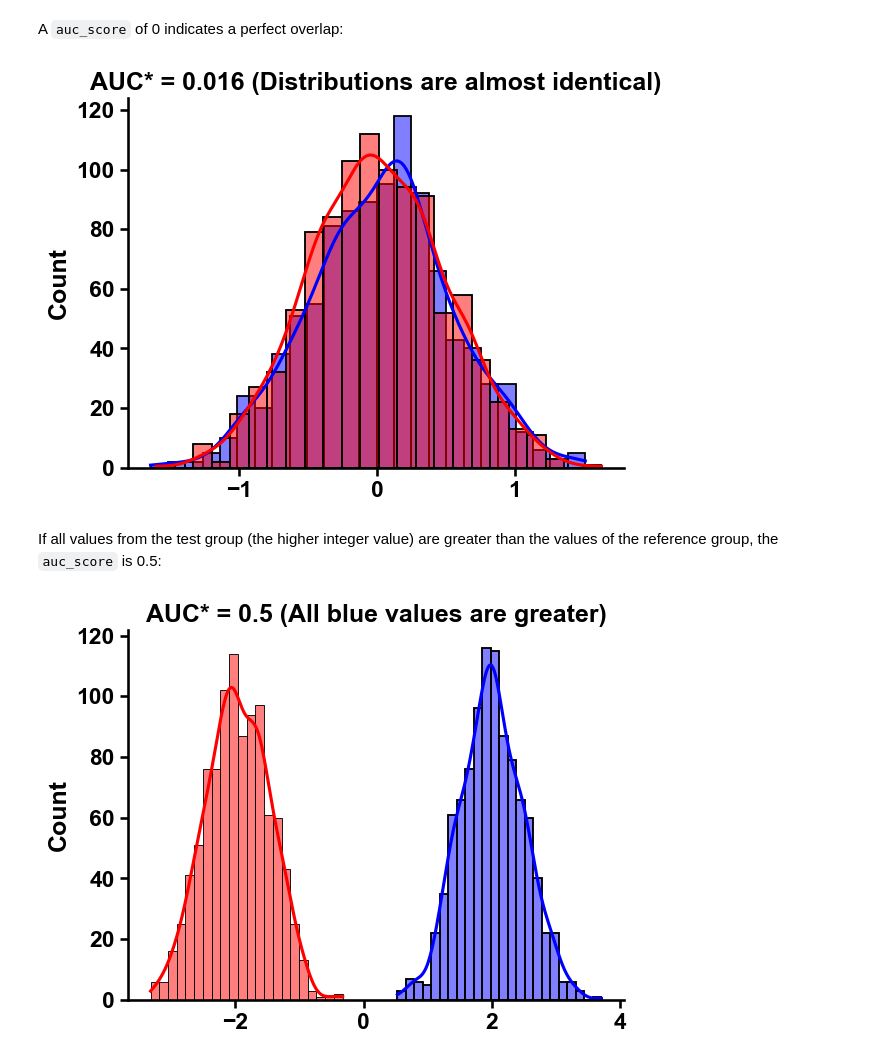
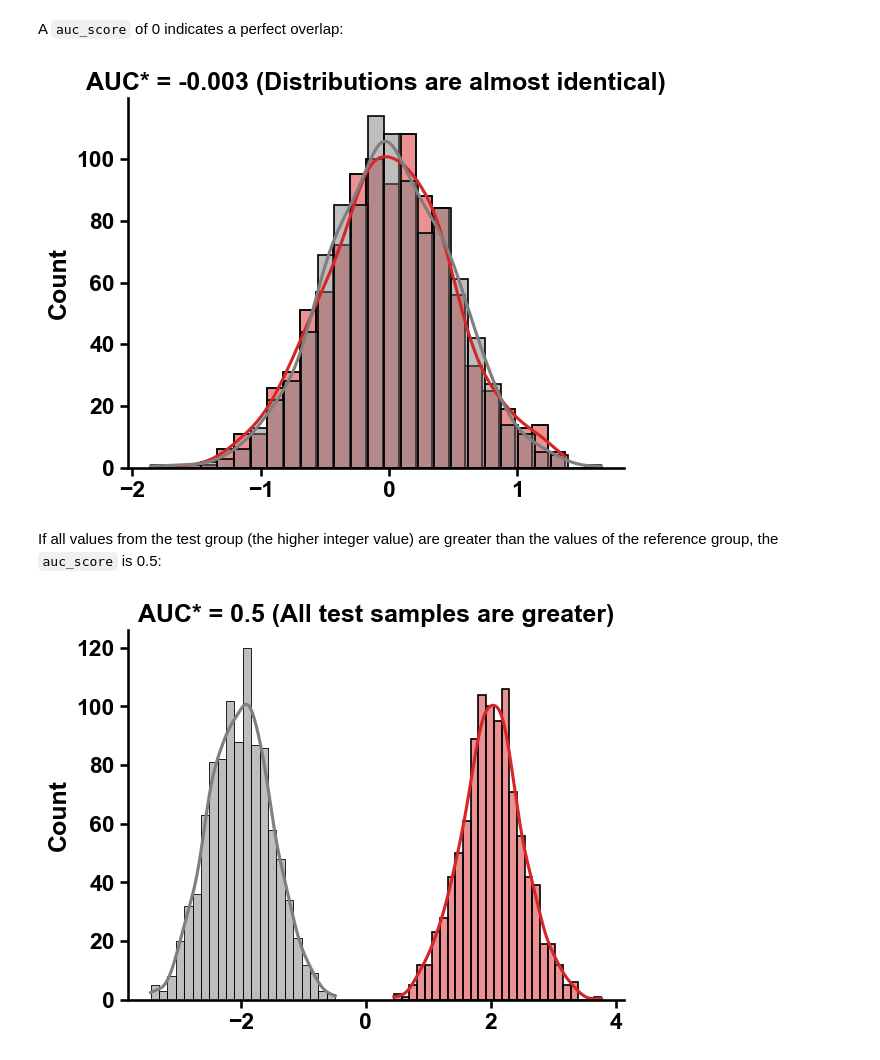
Before and after one commit to breimanntools/aaanalysis, a Jupyter notebook: examples/comp_auc_adjusted.ipynb, the cells around one changed output. Saved outputs shown, nothing was run; the diff lists cells and outputs as text; code cells hidden in the pictures.

```diff
--- a/examples/comp_auc_adjusted.ipynb
+++ b/examples/comp_auc_adjusted.ipynb
@@ -44,36 +45,36 @@ plt.show()
 # %% [markdown]
 A ``auc_score`` of 0 indicates a perfect overlap:
 # %%
-group_blue = np.random.normal(0, 0.5, 1000)
-group_red = np.random.normal(0, 0.5, 1000)
-X = np.hstack([group_blue, group_red]).reshape(-1, 1)  # Reshape to 2D array
+group_test = np.random.normal(0, 0.5, 1000)
+group_ref = np.random.normal(0, 0.5, 1000)
+X = np.hstack([group_test, group_ref]).reshape(-1, 1)  # Reshape to 2D array
 labels = np.array([1]*1000 + [0]*1000)
 auc_score = aa.comp_auc_adjusted(X, labels)[0]
 
 # Plot
 aa.plot_settings()
-sns.histplot(group_blue, color="blue", kde=True, label='Group 1', alpha=0.5)
-sns.histplot(group_red, color="red", kde=True, label='Group 2', alpha=0.5)
+sns.histplot(group_test, color="tab:red", kde=True, label='Test group', alpha=0.5)
+sns.histplot(group_ref, color="tab:gray", kde=True, label='Reference group', alpha=0.5)
 plt.title(f"AUC* = {auc_score} (Distributions are almost identical)")
 sns.despine()
 plt.show()
 # %% [output]
-[figure, old version]
+[figure, new version]
 # %% [markdown]
 If all values from the test group (the higher integer value) are greater than the values of the reference group, the ``auc_score`` is 0.5:
 # %%
-group_blue = np.random.normal(2, 0.5, 1000)
-group_red = np.random.normal(-2, 0.5, 1000)
-X = np.hstack([group_blue, group_red]).reshape(-1, 1)  # Reshape to 2D array
+group_test = np.random.normal(2, 0.5, 1000)
+group_ref = np.random.normal(-2, 0.5, 1000)
+X = np.hstack([group_test, group_ref]).reshape(-1, 1)  # Reshape to 2D array
 labels = np.array([1]*1000 + [0]*1000)
 auc_score = aa.comp_auc_adjusted(X, labels)[0]
 
 # Plot
 aa.plot_settings()
-sns.histplot(group_blue, color="blue", kde=True, label='Group 1', alpha=0.5)
-sns.histplot(group_red, color="red", kde=True, label='Group 2', alpha=0.5)
-plt.title(f"AUC* = {auc_score} (All blue values are greater)")
+sns.histplot(group_test, color="tab:red", kde=True, label='Test group', alpha=0.5)
+sns.histplot(group_ref, color="tab:gray", kde=True, label='Reference group', alpha=0.5)
+plt.title(f"AUC* = {auc_score} (All test samples are greater)")
 sns.despine()
 plt.show()
 # %% [output]
-[figure, old version]
+[figure, new version]
```
Also changed, not shown: parts of 3 cells of this notebook, 12 other files.
